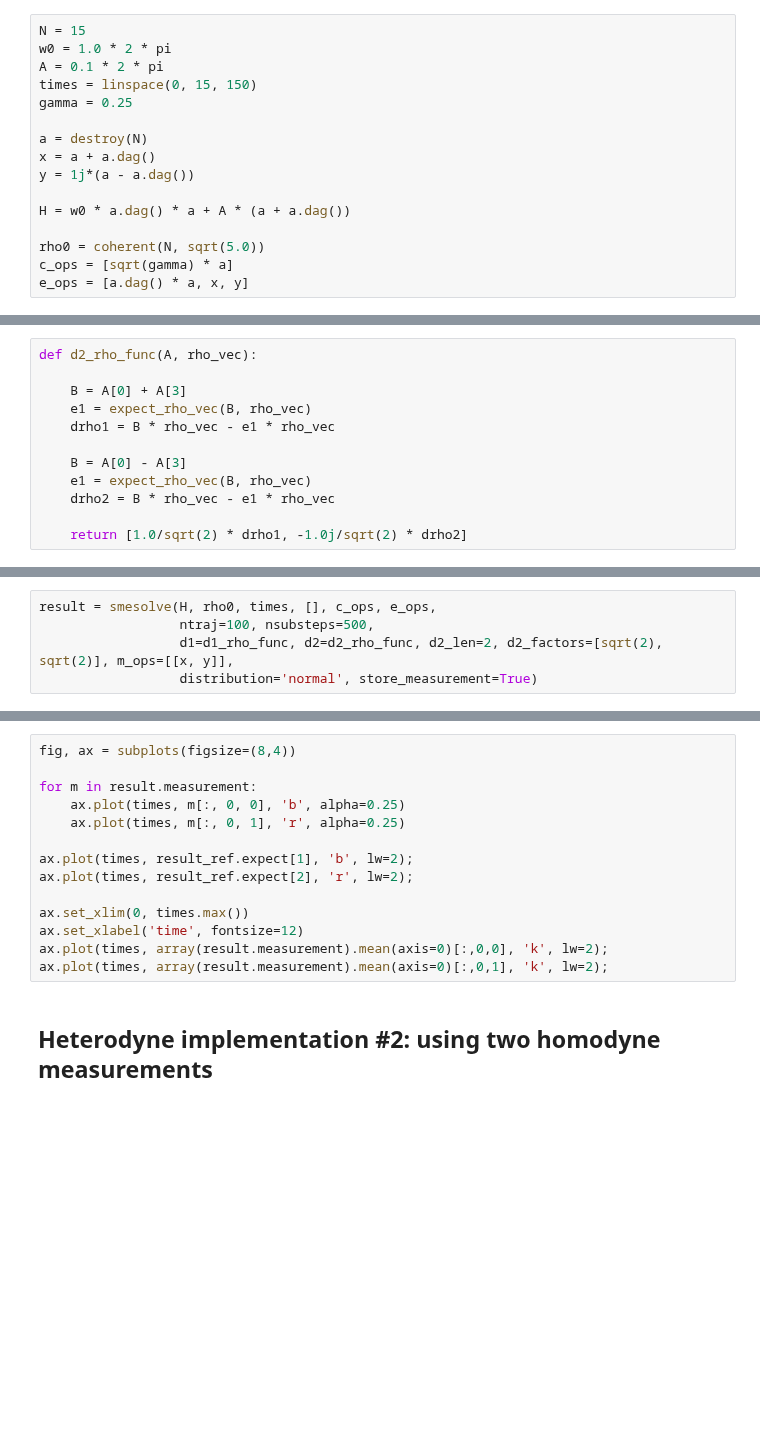
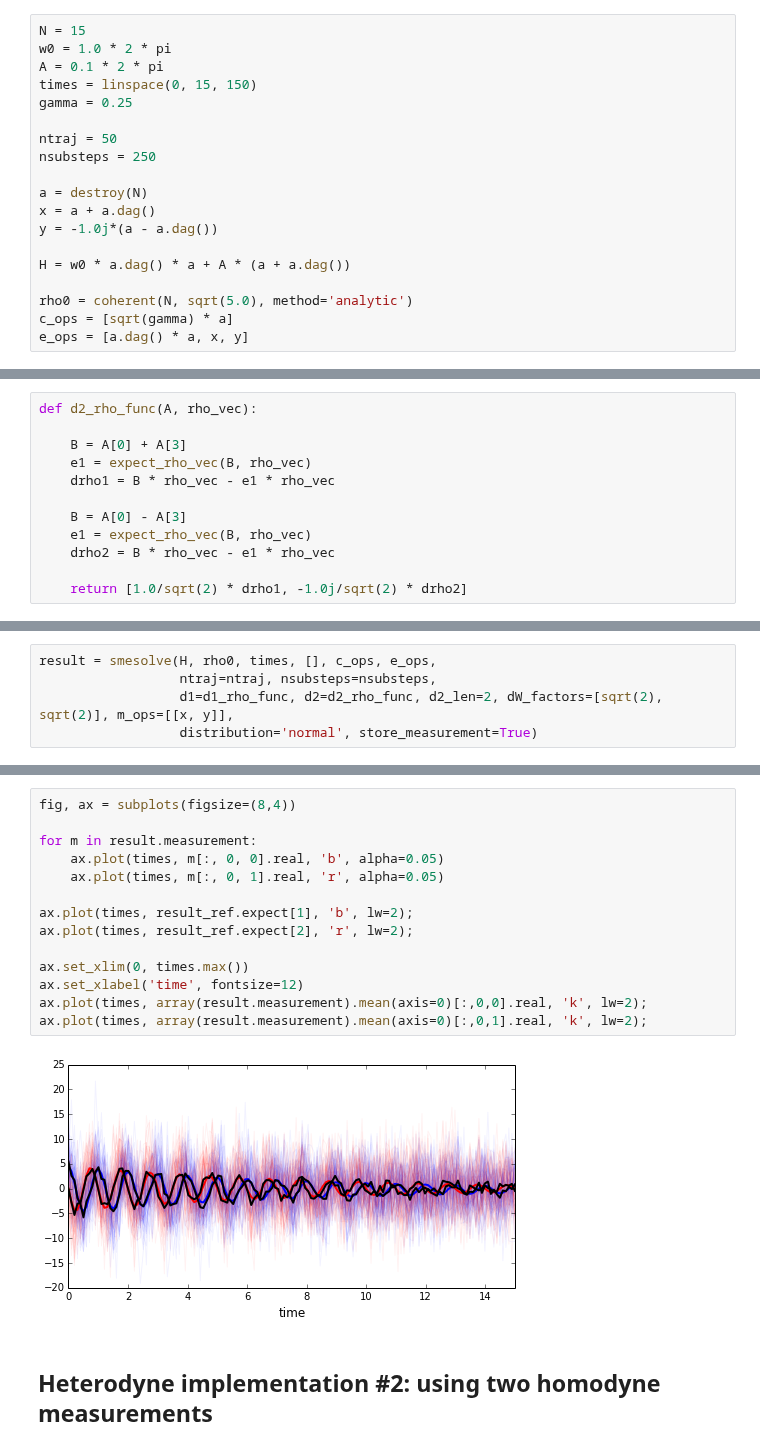
Before and after one commit to qutip/qutip-notebooks, a Jupyter notebook: development/development-smesolve-heterodyne.ipynb, the cells around one changed output, grey strips where cells are left out. Cells and saved outputs as stored; diff of their text form; blank space fills up the shorter version.

```diff
--- a/development/development-smesolve-heterodyne.ipynb
+++ b/development/development-smesolve-heterodyne.ipynb
@@ -19,13 +25,16 @@ A = 0.1 * 2 * pi
 times = linspace(0, 15, 150)
 gamma = 0.25
 
+ntraj = 50
+nsubsteps = 250
+
 a = destroy(N)
 x = a + a.dag()
-y = 1j*(a - a.dag())
+y = -1.0j*(a - a.dag())
 
 H = w0 * a.dag() * a + A * (a + a.dag())
 
-rho0 = coherent(N, sqrt(5.0))
+rho0 = coherent(N, sqrt(5.0), method='analytic')
 c_ops = [sqrt(gamma) * a]
 e_ops = [a.dag() * a, x, y]
 # %%
@@ -88,5 +99,5 @@ In qutip we define these measurement operators using the `m_ops = [[x, y]]` and
 # %%
 result = smesolve(H, rho0, times, [], c_ops, e_ops,
-                  ntraj=100, nsubsteps=500,
-                  d1=d1_rho_func, d2=d2_rho_func, d2_len=2, d2_factors=[sqrt(2), sqrt(2)], m_ops=[[x, y]],
+                  ntraj=ntraj, nsubsteps=nsubsteps,
+                  d1=d1_rho_func, d2=d2_rho_func, d2_len=2, dW_factors=[sqrt(2), sqrt(2)], m_ops=[[x, y]],
                   distribution='normal', store_measurement=True)
@@ -95,17 +120,19 @@ plot_expectation_values([result, result_ref]);
 # %%
 fig, ax = subplots(figsize=(8,4))
 
 for m in result.measurement:
-    ax.plot(times, m[:, 0, 0], 'b', alpha=0.25)
-    ax.plot(times, m[:, 0, 1], 'r', alpha=0.25)
+    ax.plot(times, m[:, 0, 0].real, 'b', alpha=0.05)
+    ax.plot(times, m[:, 0, 1].real, 'r', alpha=0.05)
 
 ax.plot(times, result_ref.expect[1], 'b', lw=2);
 ax.plot(times, result_ref.expect[2], 'r', lw=2);
 
 ax.set_xlim(0, times.max())
 ax.set_xlabel('time', fontsize=12)
-ax.plot(times, array(result.measurement).mean(axis=0)[:,0,0], 'k', lw=2);
-ax.plot(times, array(result.measurement).mean(axis=0)[:,0,1], 'k', lw=2);
+ax.plot(times, array(result.measurement).mean(axis=0)[:,0,0].real, 'k', lw=2);
+ax.plot(times, array(result.measurement).mean(axis=0)[:,0,1].real, 'k', lw=2);
+# %% [output]
+[figure, added]
 # %% [markdown]
 ## Heterodyne implementation #2: using two homodyne measurements
 # %% [markdown]
```
Also changed, not shown: parts of 16 cells of this notebook.
